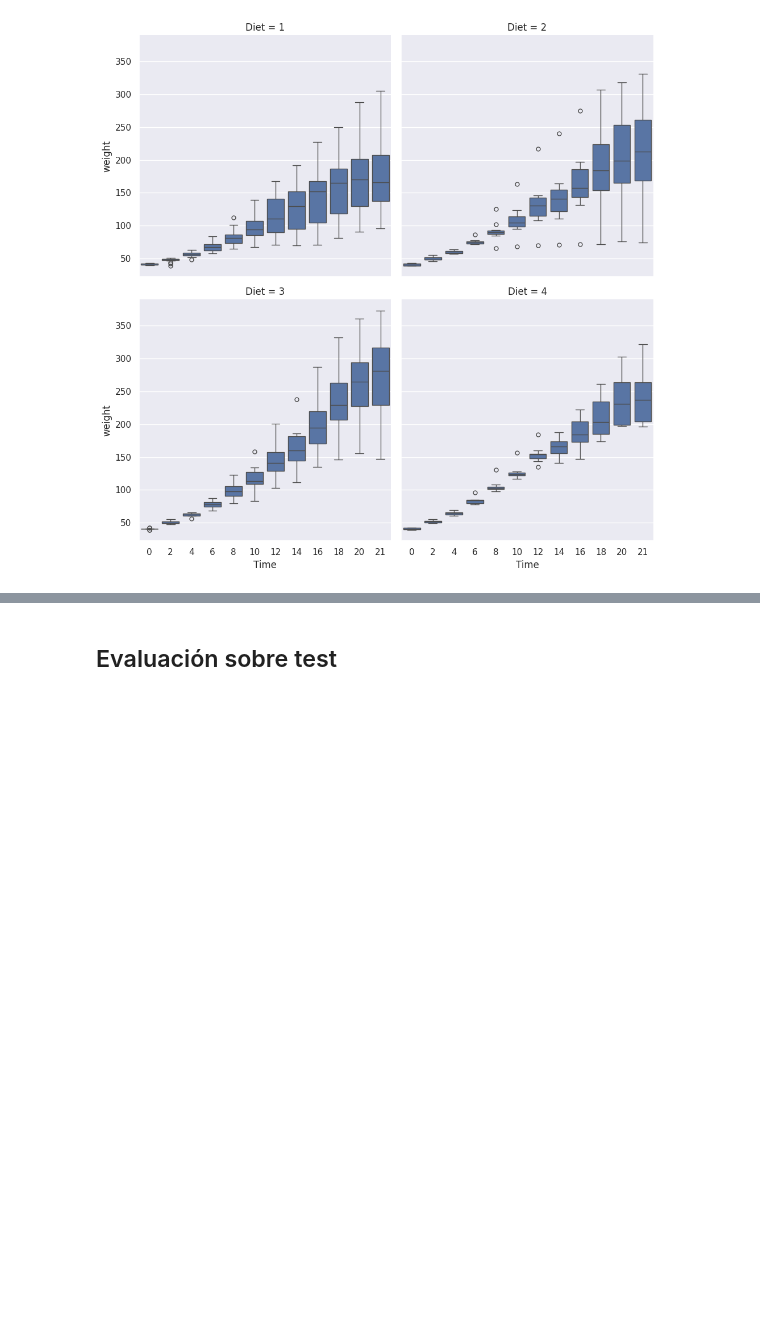
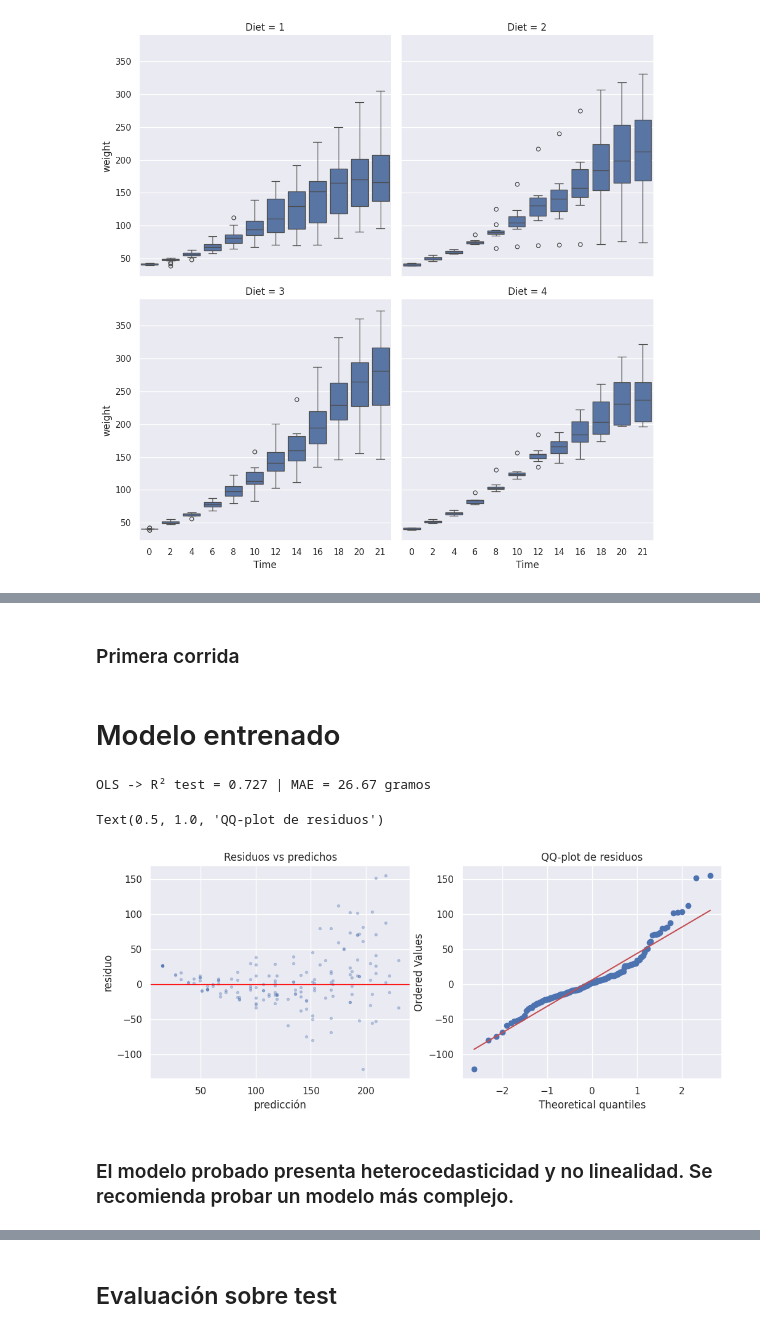
Before and after one commit to malrpy/pollos_hermanos, a Jupyter notebook: notebook_final.ipynb, the cells around one changed output, grey strips where cells are left out. Drawn from its saved outputs; the diff is of its cells as text; code cells hidden in the pictures; blank space fills up the shorter version.

```diff
--- a/notebook_final.ipynb
+++ b/notebook_final.ipynb
@@ -95,0 +115,40 @@ X = chicks[features]
+# %% [markdown]
+### Primera corrida
+# %%
+X_train, X_test, y_train, y_test = train_test_split(
+    X, y, test_size=0.3, random_state=42
+)
+
+def pipe(modelo):
+    """Imputa -> escala -> ajusta el modelo, todo dentro de un mismo Pipeline."""
+    return Pipeline([
+        ("imputar", SimpleImputer(strategy="median")),
+        ("escalar", StandardScaler()),
+        ("modelo", modelo),
+    ])
+# %% [markdown]
+# Modelo entrenado
+# %%
+ols = pipe(LinearRegression()).fit(X_train, y_train)
+pred = ols.predict(X_test)
+
+print(f"OLS -> R² test = {r2_score(y_test, pred):.3f} | MAE = {mean_absolute_error(y_test, pred):.2f} gramos")
+# %% [output]
+OLS -> R² test = 0.727 | MAE = 26.67 gramos
+# %%
+residuos = y_test - pred
+
+fig, ax = plt.subplots(1, 2, figsize=(12, 4.5))
+
+ax[0].scatter(pred, residuos, s=8, alpha=0.3)
+ax[0].axhline(0, color="red", lw=1)
+ax[0].set_xlabel("predicción"); ax[0].set_ylabel("residuo")
+ax[0].set_title("Residuos vs predichos")
+
+stats.probplot(residuos, dist="norm", plot=ax[1])
+ax[1].set_title("QQ-plot de residuos")
+# %% [output]
+Text(0.5, 1.0, 'QQ-plot de residuos')
+[figure, added]
+# %% [markdown]
+### El modelo probado presenta heterocedasticidad y no linealidad. Se recomienda probar un modelo más complejo.
```
Also changed, not shown: parts of 13 cells of this notebook, 2 other files.
